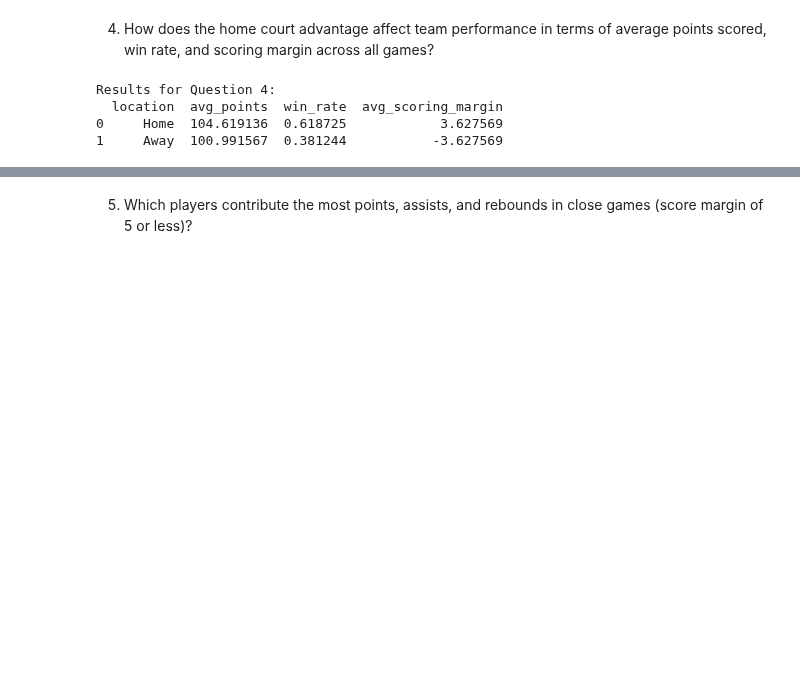
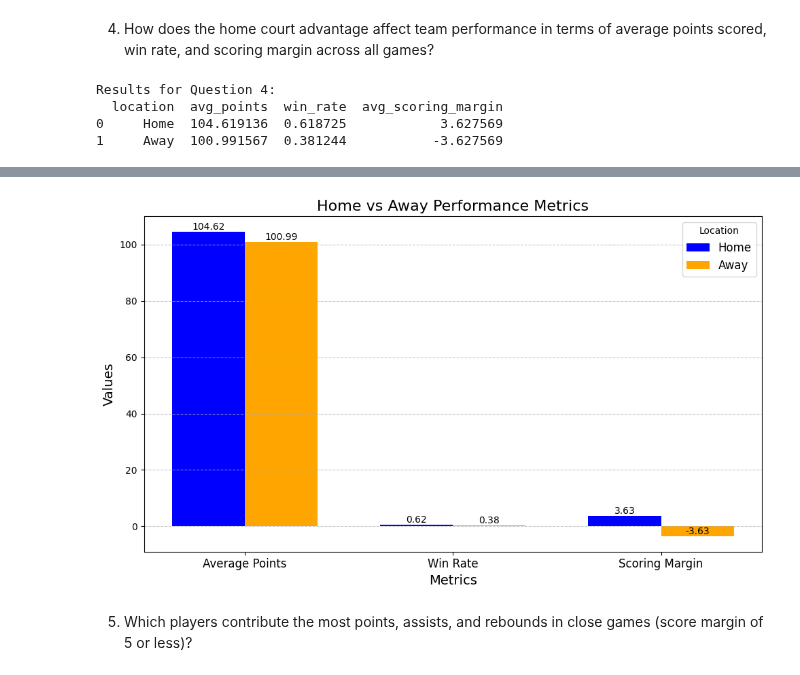
Before and after one commit to thezachdrake/UMD-INST627-Fall2024, a Jupyter notebook: nadvi_testing.ipynb, the cells around one changed output, grey strips where cells are left out. Saved outputs shown, nothing was run; the diff lists cells and outputs as text; code cells hidden in the pictures; blank space fills up the shorter version.

```diff
--- a/nadvi_testing.ipynb
+++ b/nadvi_testing.ipynb
@@ -511,3 +673,37 @@ Results for Question 4:
+# %%
+import matplotlib.pyplot as plt
+import numpy as np
+
+# Prepare data for visualization
+categories = ['Average Points', 'Win Rate', 'Scoring Margin']
+home_values = [104.62, 0.618725, 3.627569]
+away_values = [100.99, 0.381244, -3.627569]
+x = np.arange(len(categories))
+
+# Create the grouped bar chart
+plt.figure(figsize=(10, 6))
+bar_width = 0.35
+plt.bar(x - bar_width/2, home_values, bar_width, label='Home', color='blue')
+plt.bar(x + bar_width/2, away_values, bar_width, label='Away', color='orange')
+
+# Add labels, title, and legend
+plt.xlabel("Metrics", fontsize=14)
+plt.ylabel("Values", fontsize=14)
+plt.title("Home vs Away Performance Metrics", fontsize=16)
+plt.xticks(x, categories, fontsize=12)
+plt.legend(title="Location", fontsize=12)
+plt.grid(axis='y', linestyle='--', alpha=0.7)
+
+# Annotate bars with values
+for i in range(len(home_values)):
+    plt.text(x[i] - bar_width/2, home_values[i], f"{home_values[i]:.2f}", ha='center', va='bottom', fontsize=10)
+    plt.text(x[i] + bar_width/2, away_values[i], f"{away_values[i]:.2f}", ha='center', va='bottom', fontsize=10)
+
+# Show the plot
+plt.tight_layout()
+plt.show()
+# %% [output]
+[figure, added]
 # %% [markdown]
 5. Which players contribute the most points, assists, and rebounds in close games (score margin of 5 or less)?
 # %%
```
Also changed, not shown: parts of 20 cells of this notebook.
